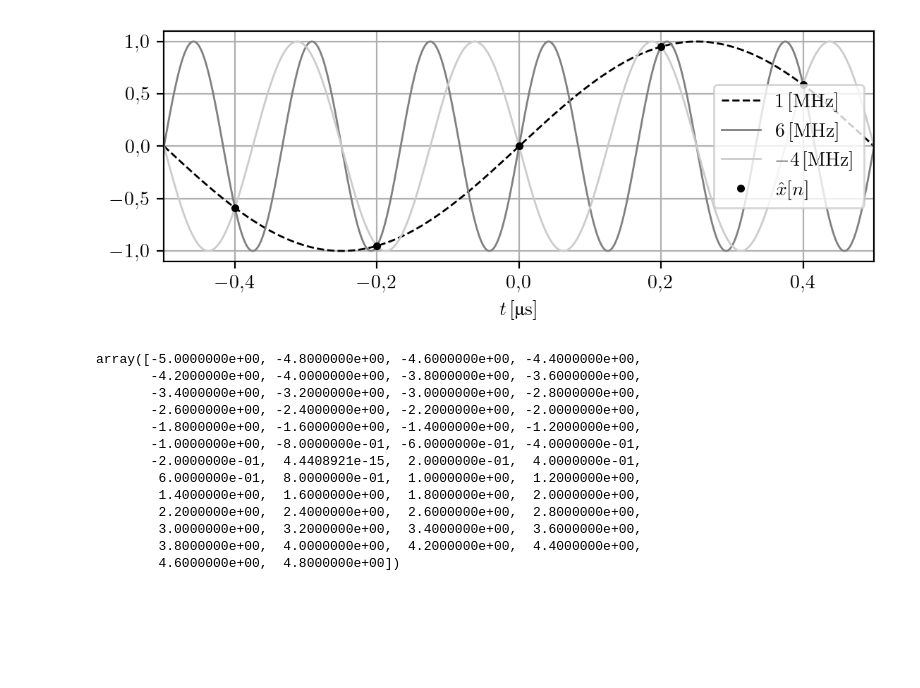
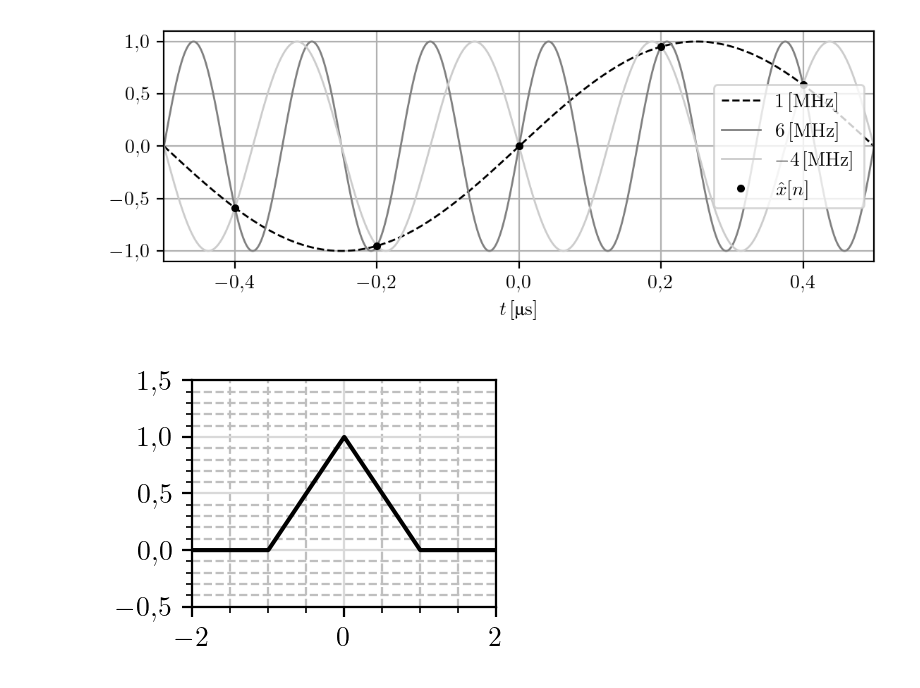
Before and after one commit to djokicd/zbirka-sis, a Jupyter notebook: 1_uvod/1_osnovne_osobine_signala/fig/uvod_plotovi.ipynb, the cells around one changed output. Drawn from its saved outputs; the diff is of its cells as text; code cells hidden in the pictures; blank space fills up the shorter version.

```diff
--- a/1_uvod/1_osnovne_osobine_signala/fig/uvod_plotovi.ipynb
+++ b/1_uvod/1_osnovne_osobine_signala/fig/uvod_plotovi.ipynb
@@ -443,19 +443,28 @@ grid()
 savefig("sinus_odabiranje_rekonstrukcija.pdf", bbox_inches="tight", pad_inches=0)
 # %% [output]
 [figure]
-# %%
-xs
-# %% [output]
-array([-5.0000000e+00, -4.8000000e+00, -4.6000000e+00, -4.4000000e+00,
-       -4.2000000e+00, -4.0000000e+00, -3.8000000e+00, -3.6000000e+00,
-       -3.4000000e+00, -3.2000000e+00, -3.0000000e+00, -2.8000000e+00,
-       -2.6000000e+00, -2.4000000e+00, -2.2000000e+00, -2.0000000e+00,
-       -1.8000000e+00, -1.6000000e+00, -1.4000000e+00, -1.2000000e+00,
-       -1.0000000e+00, -8.0000000e-01, -6.0000000e-01, -4.0000000e-01,
-       -2.0000000e-01,  4.4408921e-15,  2.0000000e-01,  4.0000000e-01,
-        6.0000000e-01,  8.0000000e-01,  1.0000000e+00,  1.2000000e+00,
-        1.4000000e+00,  1.6000000e+00,  1.8000000e+00,  2.0000000e+00,
-        2.2000000e+00,  2.4000000e+00,  2.6000000e+00,  2.8000000e+00,
-        3.0000000e+00,  3.2000000e+00,  3.4000000e+00,  3.6000000e+00,
-        3.8000000e+00,  4.0000000e+00,  4.2000000e+00,  4.4000000e+00,
-        4.6000000e+00,  4.8000000e+00])
+# %%
+figure( figsize=(1.4*1.4, 1.5*1), dpi=200 )
+#figure()
+plot()
+xlim([-2,2])
+ylim([-0.5,1.5])
+
+x = linspace(-2, 2, 1000)
+
+def f(x):
+    return (np.abs(x)<1)*(1 - np.abs(x)) + 0.0
+
+plot(x, f(x), 'k', linewidth=1.5)
+
+#title(u"(б)")
+
+#legend(["$x$", "$x'$"])
+
+minorticks_on()
+grid(b=True, which='major', color='0.85', linestyle='-')
+grid(b=True, which='minor', color='0.75', linestyle='--')
+
+savefig("tri_plot.pdf", bbox_inches="tight", pad_inches=0)
+# %% [output]
+[figure, added]
```
Also changed, not shown: parts of 5 cells of this notebook, 10 other files.
